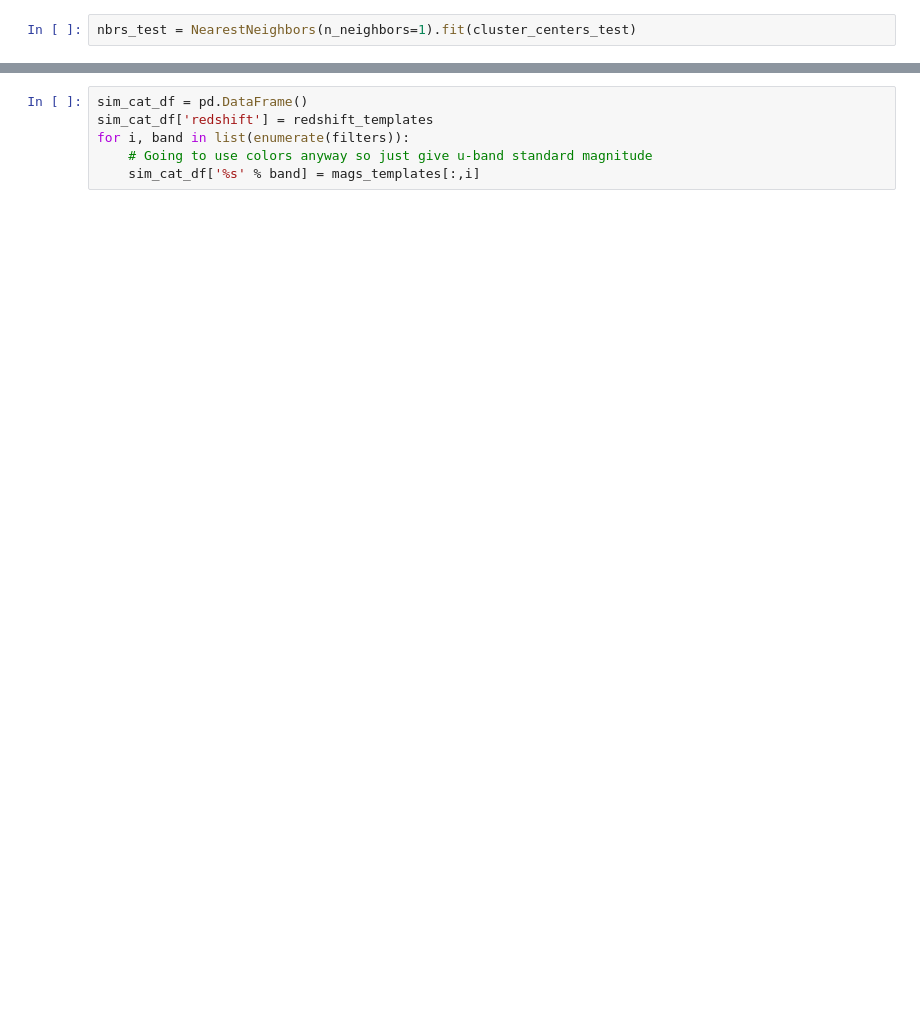
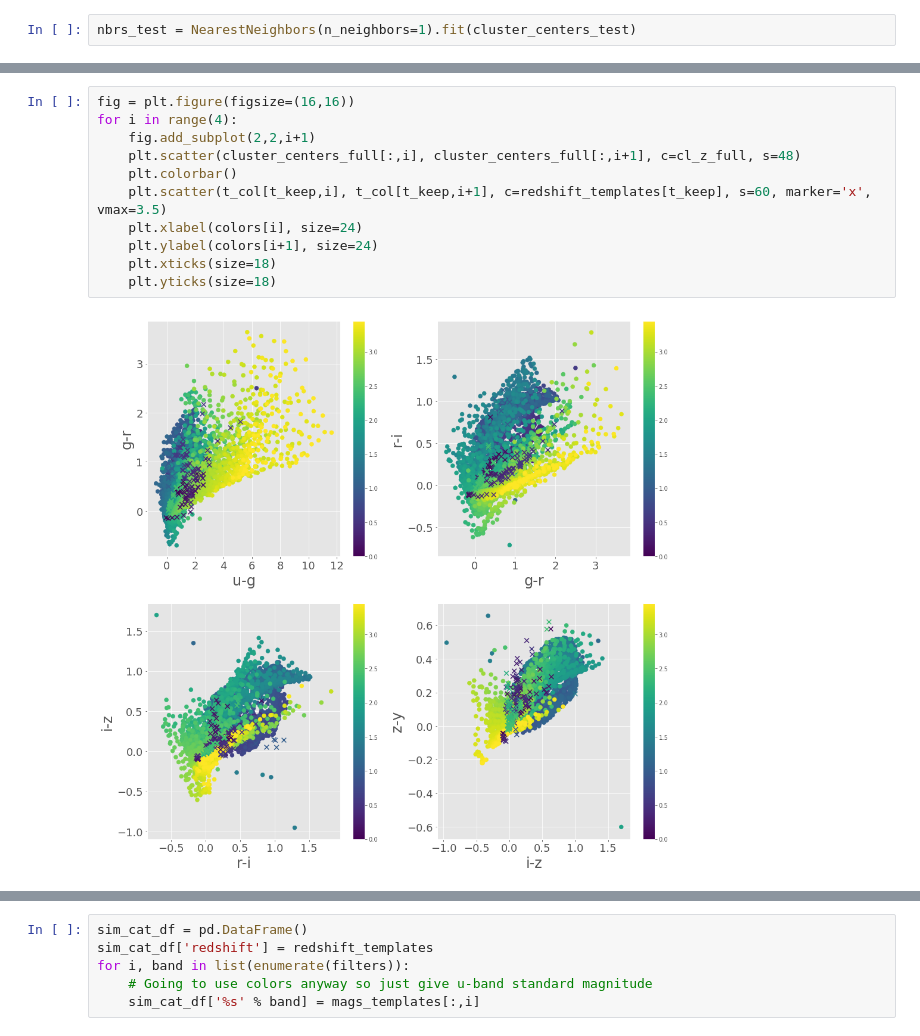
Before and after one commit to jbkalmbach/old_pam, a Jupyter notebook: examples/find_rest_frame_colors.ipynb, the cells around one changed output, grey strips where cells are left out. Cells and saved outputs as stored; diff of their text form; blank space fills up the shorter version.

```diff
--- a/examples/find_rest_frame_colors.ipynb
+++ b/examples/find_rest_frame_colors.ipynb
@@ -548,0 +600,13 @@ for i in range(4):
+# %%
+fig = plt.figure(figsize=(16,16))
+for i in range(4):
+    fig.add_subplot(2,2,i+1)
+    plt.scatter(cluster_centers_full[:,i], cluster_centers_full[:,i+1], c=cl_z_full, s=48)
+    plt.colorbar()
+    plt.scatter(t_col[t_keep,i], t_col[t_keep,i+1], c=redshift_templates[t_keep], s=60, marker='x', vmax=3.5)
+    plt.xlabel(colors[i], size=24)
+    plt.ylabel(colors[i+1], size=24)
+    plt.xticks(size=18)
+    plt.yticks(size=18)
+# %% [output]
+[figure, added]
```
Also changed, not shown: parts of 33 cells of this notebook, 6 other files.
